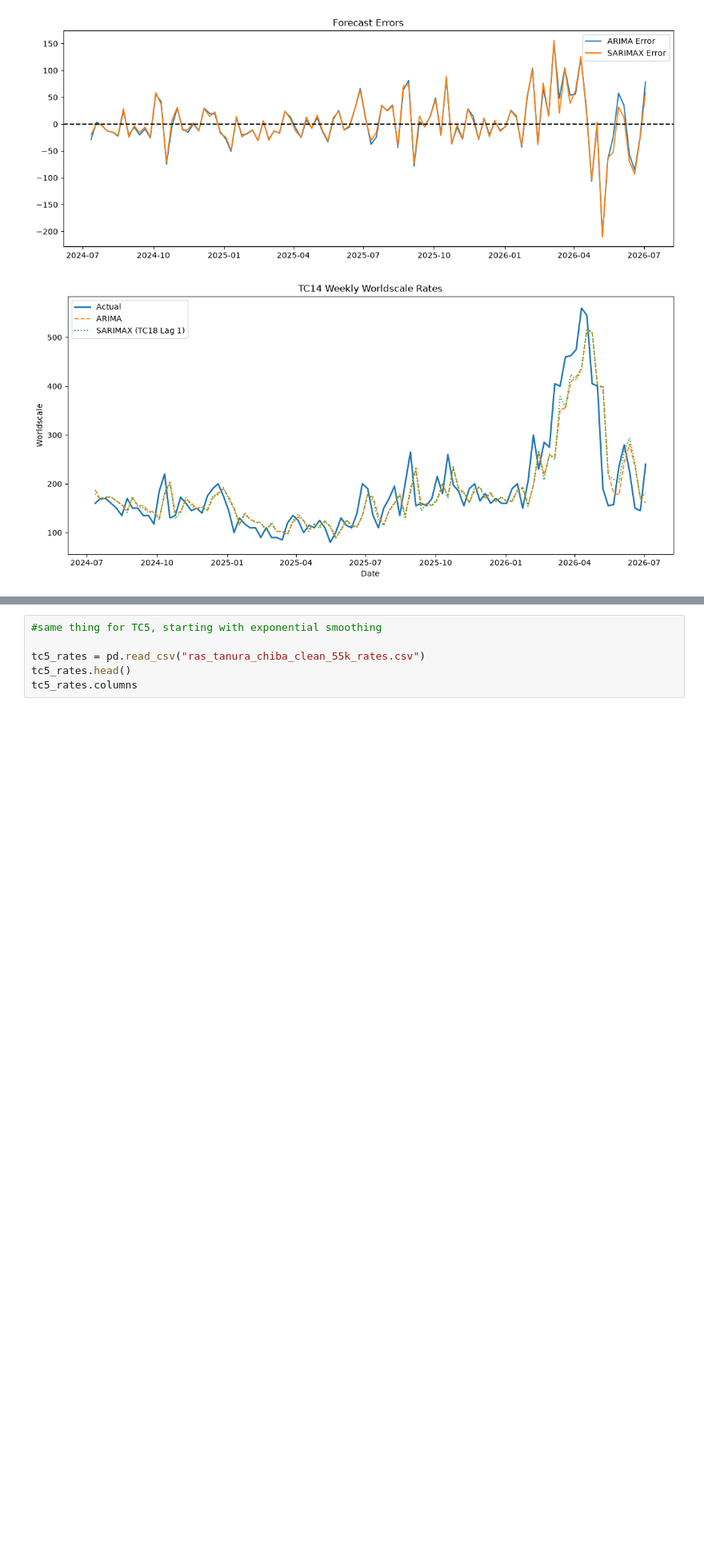
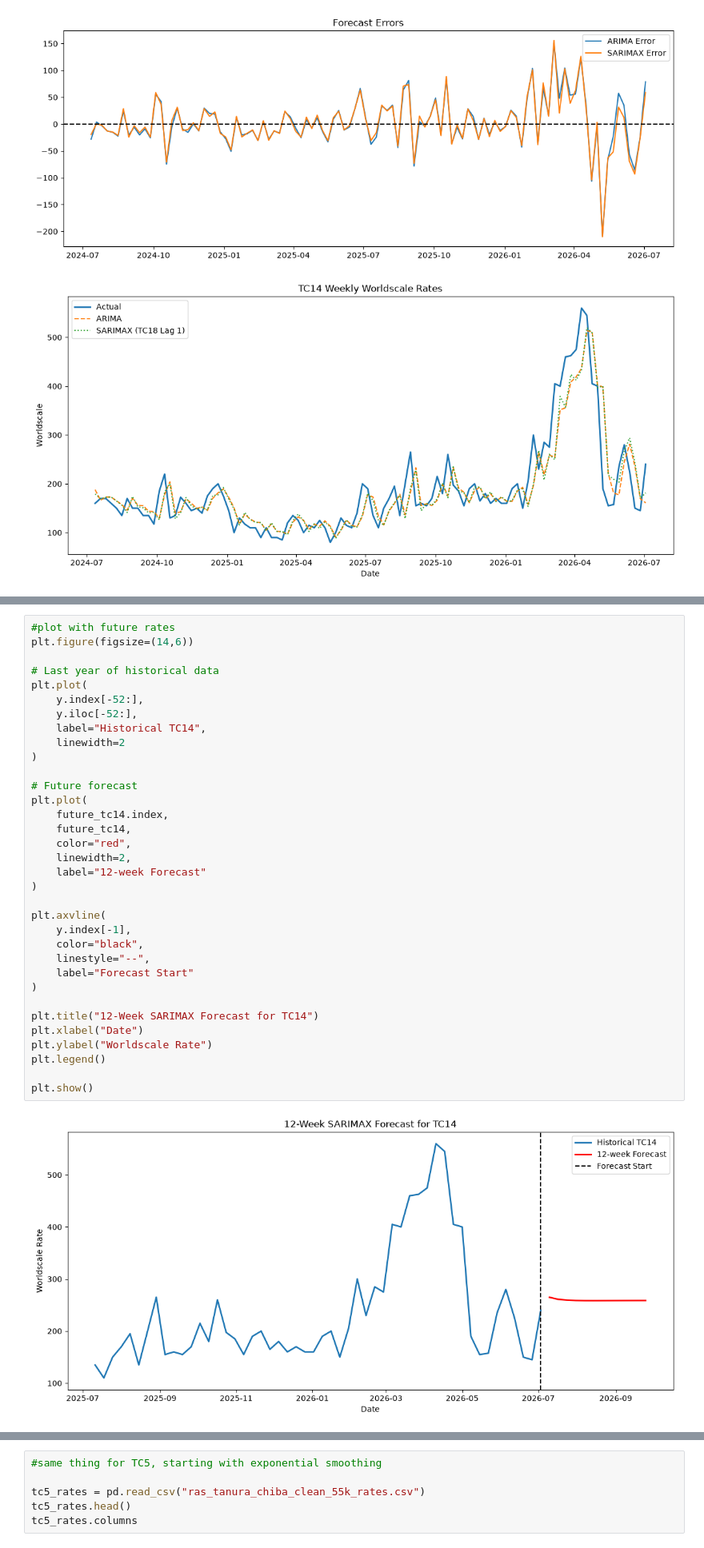
Before and after one commit to hdwyerr/freight-forecasting-models, a Jupyter notebook: models.ipynb, the cells around one changed output, grey strips where cells are left out. Shown at 80% size. Cells and saved outputs as stored; diff of their text form; blank space fills up the shorter version.

```diff
--- a/models.ipynb
+++ b/models.ipynb
@@ -602,0 +640,36 @@ plt.show()
+# %%
+#plot with future rates
+plt.figure(figsize=(14,6))
+
+# Last year of historical data
+plt.plot(
+    y.index[-52:],
+    y.iloc[-52:],
+    label="Historical TC14",
+    linewidth=2
+)
+
+# Future forecast
+plt.plot(
+    future_tc14.index,
+    future_tc14,
+    color="red",
+    linewidth=2,
+    label="12-week Forecast"
+)
+
+plt.axvline(
+    y.index[-1],
+    color="black",
+    linestyle="--",
+    label="Forecast Start"
+)
+
+plt.title("12-Week SARIMAX Forecast for TC14")
+plt.xlabel("Date")
+plt.ylabel("Worldscale Rate")
+plt.legend()
+
+plt.show()
+# %% [output]
+[figure, added]
```
Also changed, not shown: parts of 5 cells of this notebook.
